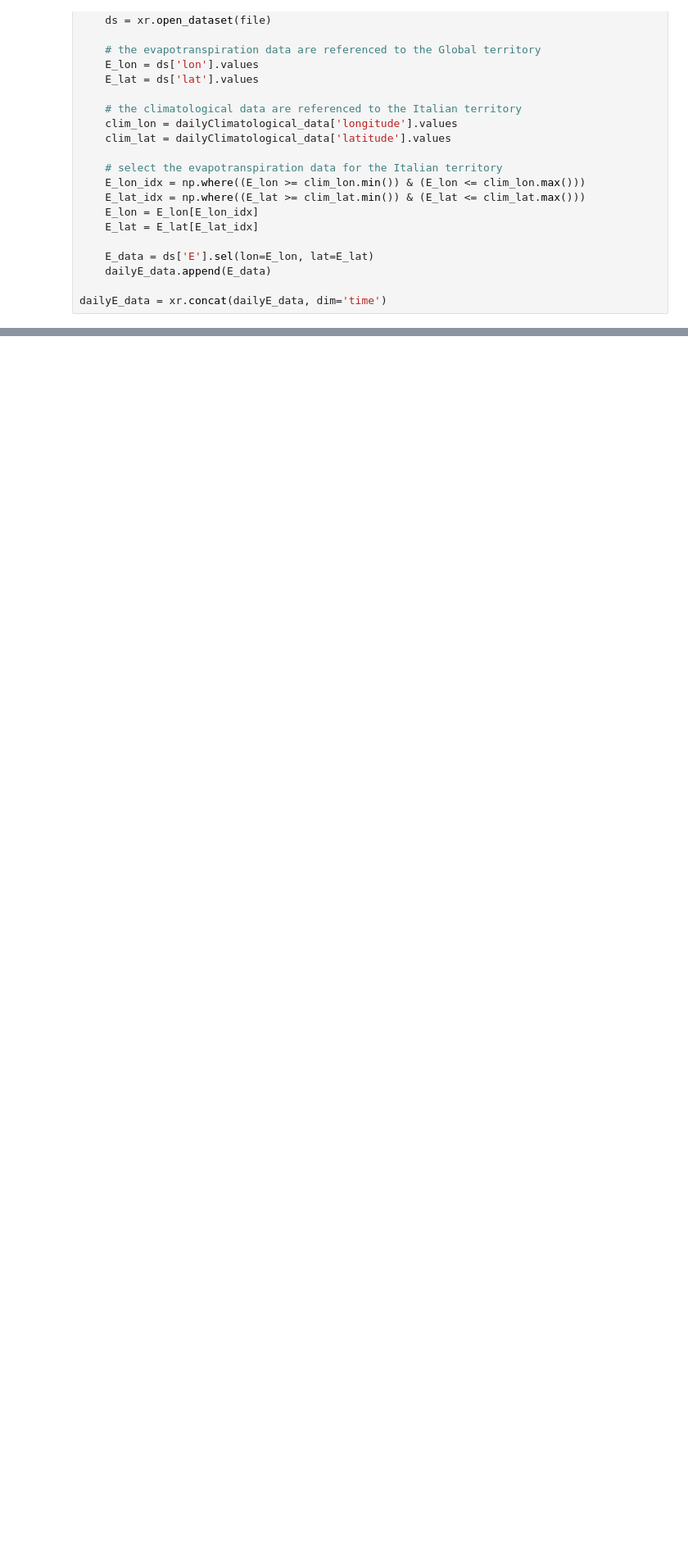
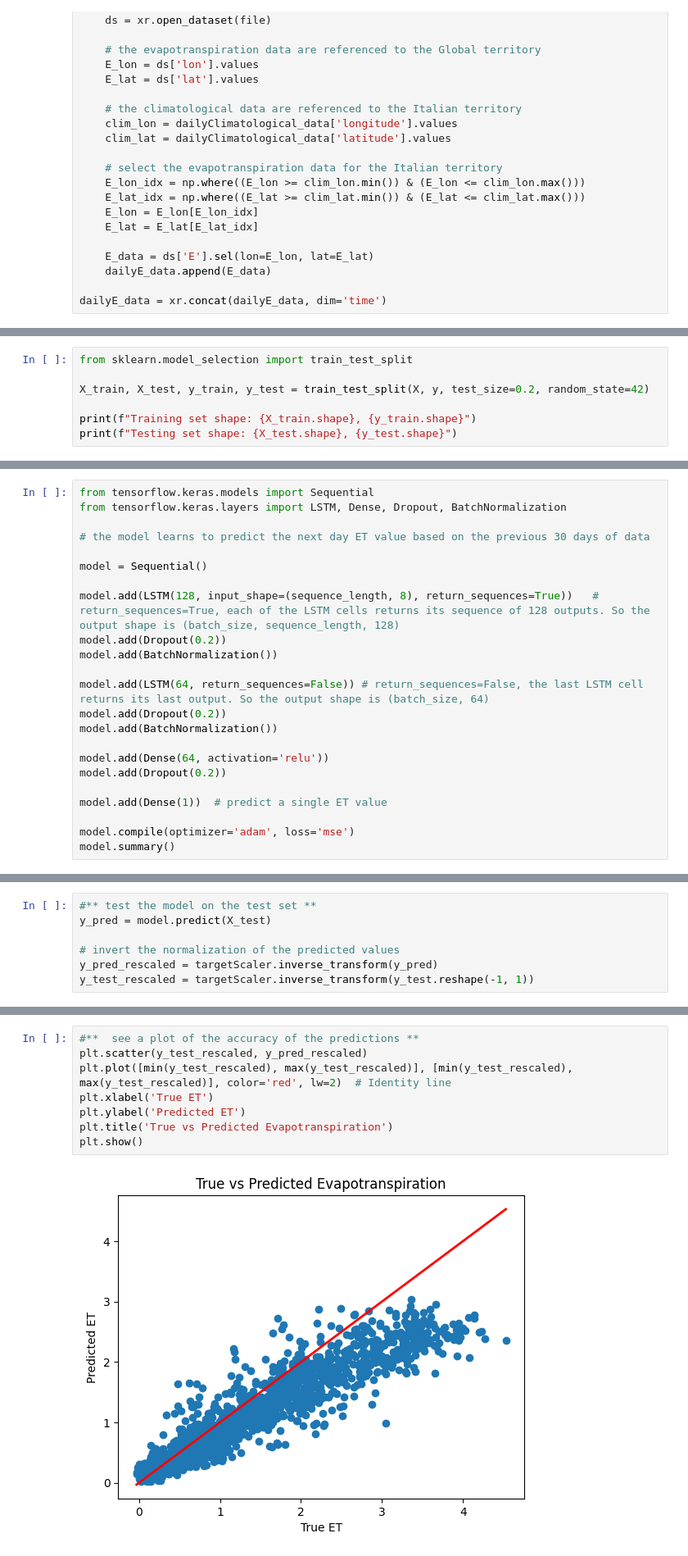
Before and after one commit to CavaWasTaken/InnovativeWirelessPlatformsForIoT, a Jupyter notebook: ET0_NN.ipynb, the cells around one changed output, grey strips where cells are left out. Shown at 82% size. Drawn from its saved outputs; the diff is of its cells as text; blank space fills up the shorter version.

Commit message:
RNN test

```diff
--- a/ET0_NN.ipynb
+++ b/ET0_NN.ipynb
@@ -328,0 +324,7 @@ plt.show()
+# %%
+from sklearn.model_selection import train_test_split
+
+X_train, X_test, y_train, y_test = train_test_split(X, y, test_size=0.2, random_state=42)
+
+print(f"Training set shape: {X_train.shape}, {y_train.shape}")
+print(f"Testing set shape: {X_test.shape}, {y_test.shape}")
@@ -328,0 +334,23 @@ plt.show()
+# %%
+from tensorflow.keras.models import Sequential
+from tensorflow.keras.layers import LSTM, Dense, Dropout, BatchNormalization
+
+# the model learns to predict the next day ET value based on the previous 30 days of data
+
+model = Sequential()
+
+model.add(LSTM(128, input_shape=(sequence_length, 8), return_sequences=True))   # return_sequences=True, each of the LSTM cells returns its sequence of 128 outputs. So the output shape is (batch_size, sequence_length, 128)
+model.add(Dropout(0.2))
+model.add(BatchNormalization())
+
+model.add(LSTM(64, return_sequences=False)) # return_sequences=False, the last LSTM cell returns its last output. So the output shape is (batch_size, 64)
+model.add(Dropout(0.2))
+model.add(BatchNormalization())
+
+model.add(Dense(64, activation='relu'))
+model.add(Dropout(0.2))
+
+model.add(Dense(1))  # predict a single ET value
+
+model.compile(optimizer='adam', loss='mse')
+model.summary()
@@ -328,0 +401,7 @@ plt.show()
+# %%
+#** test the model on the test set **
+y_pred = model.predict(X_test)
+
+# invert the normalization of the predicted values
+y_pred_rescaled = targetScaler.inverse_transform(y_pred)
+y_test_rescaled = targetScaler.inverse_transform(y_test.reshape(-1, 1))
@@ -328,0 +410,10 @@ plt.show()
+# %%
+#**  see a plot of the accuracy of the predictions **
+plt.scatter(y_test_rescaled, y_pred_rescaled)
+plt.plot([min(y_test_rescaled), max(y_test_rescaled)], [min(y_test_rescaled), max(y_test_rescaled)], color='red', lw=2)  # Identity line
+plt.xlabel('True ET')
+plt.ylabel('Predicted ET')
+plt.title('True vs Predicted Evapotranspiration')
+plt.show()
+# %% [output]
+[figure, added]
```
Also changed, not shown: parts of 23 cells of this notebook, 2 other files.
